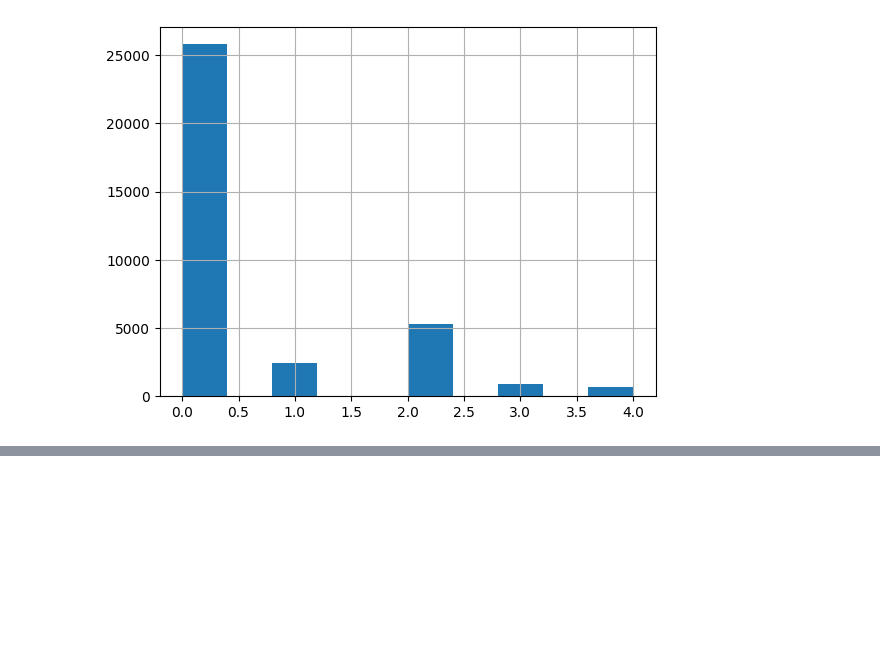
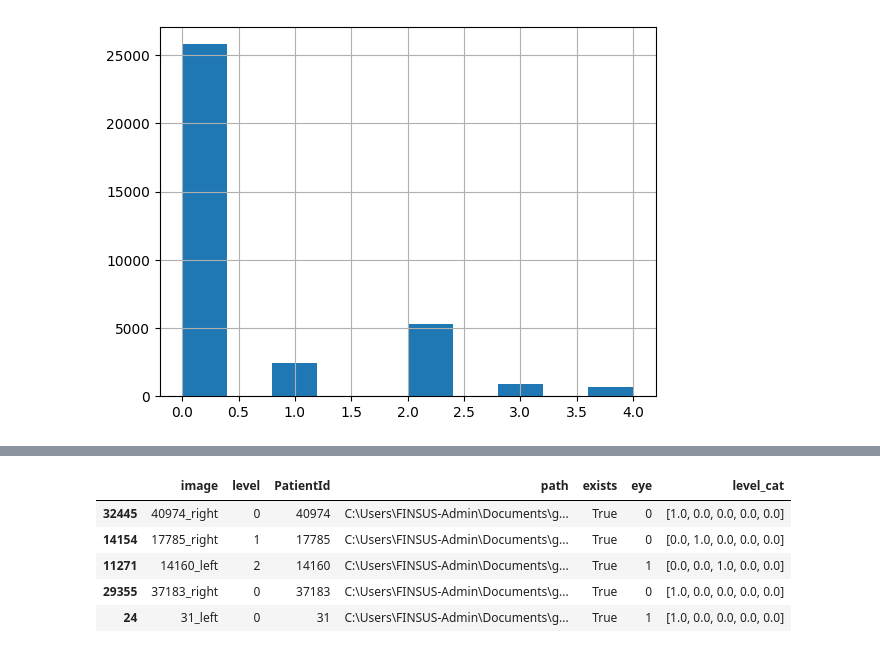
Before and after one commit to GustavoBD-Dev/DDRUCNN, a Jupyter notebook: src/DDRUCNN.ipynb, the cells around one changed output, grey strips where cells are left out. Saved outputs shown, nothing was run; the diff lists cells and outputs as text; code cells hidden in the pictures; blank space fills up the shorter version.

```diff
--- a/src/DDRUCNN.ipynb
+++ b/src/DDRUCNN.ipynb
@@ -69,0 +113,14 @@ Como observamos en la grafica tenemos un total de `35108` imagenes en total, dis
+# %%
+from keras.utils.np_utils import to_categorical # Converts a class vector (integers) to binary class matrix.
+
+retina_df['level_cat'] = retina_df['level'].map(lambda x: to_categorical(x, 1+retina_df['level'].max()))
+retina_df.dropna(inplace=True) # Remove missing values.
+retina_df = retina_df[retina_df['exists']] # add columns
+retina_df.sample(5) # Return a random sample of items from an axis of object.
+# %% [output]
+|  | image | level | PatientId | path | exists | eye | level_cat |
+| 32445 | 40974_right | 0 | 40974 | C:\Users\FINSUS-Admin\Documents\g... | True | 0 | [1.0, 0.0, 0.0, 0.0, 0.0] |
+| 14154 | 17785_right | 1 | 17785 | C:\Users\FINSUS-Admin\Documents\g... | True | 0 | [0.0, 1.0, 0.0, 0.0, 0.0] |
+| 11271 | 14160_left | 2 | 14160 | C:\Users\FINSUS-Admin\Documents\g... | True | 1 | [0.0, 0.0, 1.0, 0.0, 0.0] |
+| 29355 | 37183_right | 0 | 37183 | C:\Users\FINSUS-Admin\Documents\g... | True | 0 | [1.0, 0.0, 0.0, 0.0, 0.0] |
+| 24 | 31_left | 0 | 31 | C:\Users\FINSUS-Admin\Documents\g... | True | 1 | [1.0, 0.0, 0.0, 0.0, 0.0] |
```
Also changed, not shown: parts of 10 cells of this notebook.
